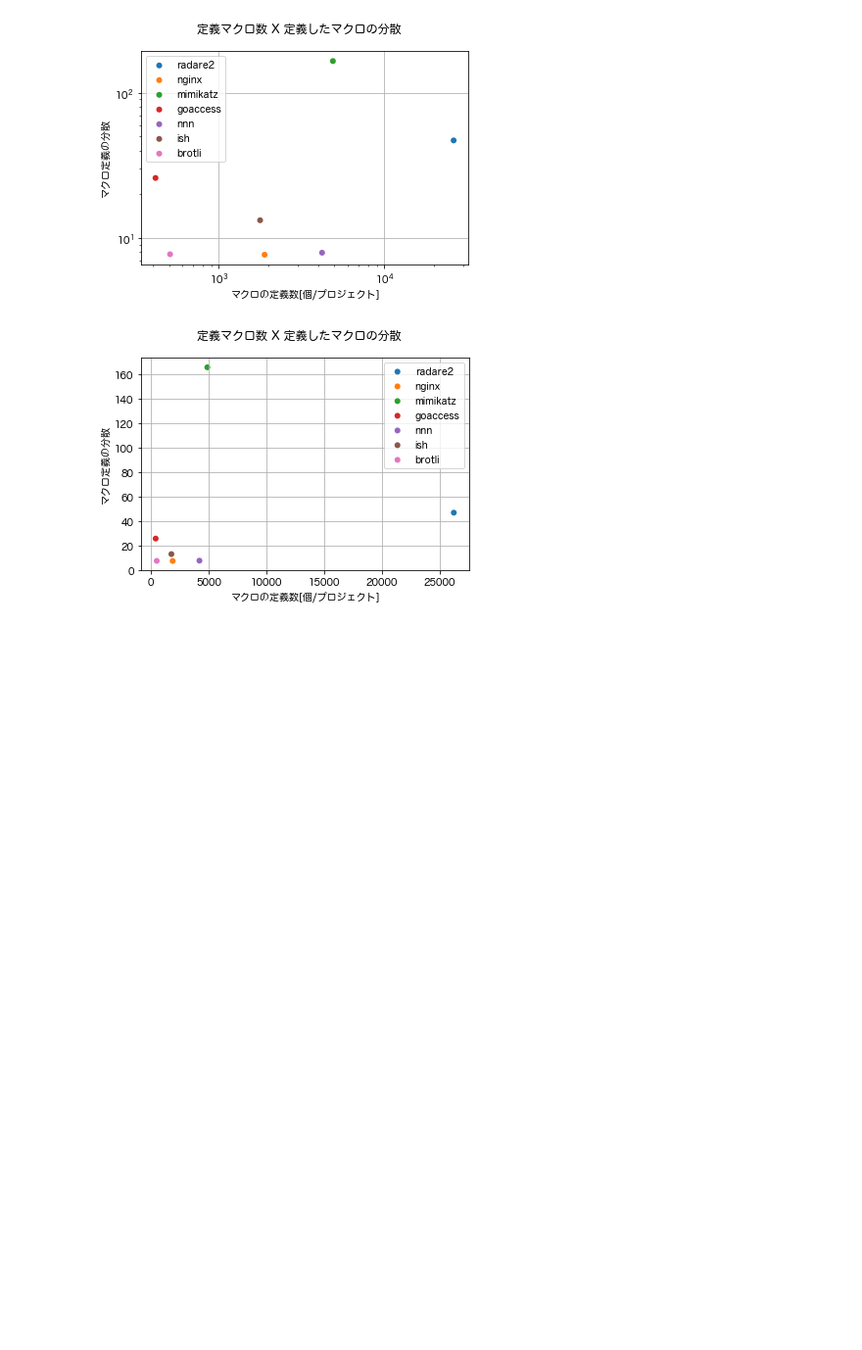
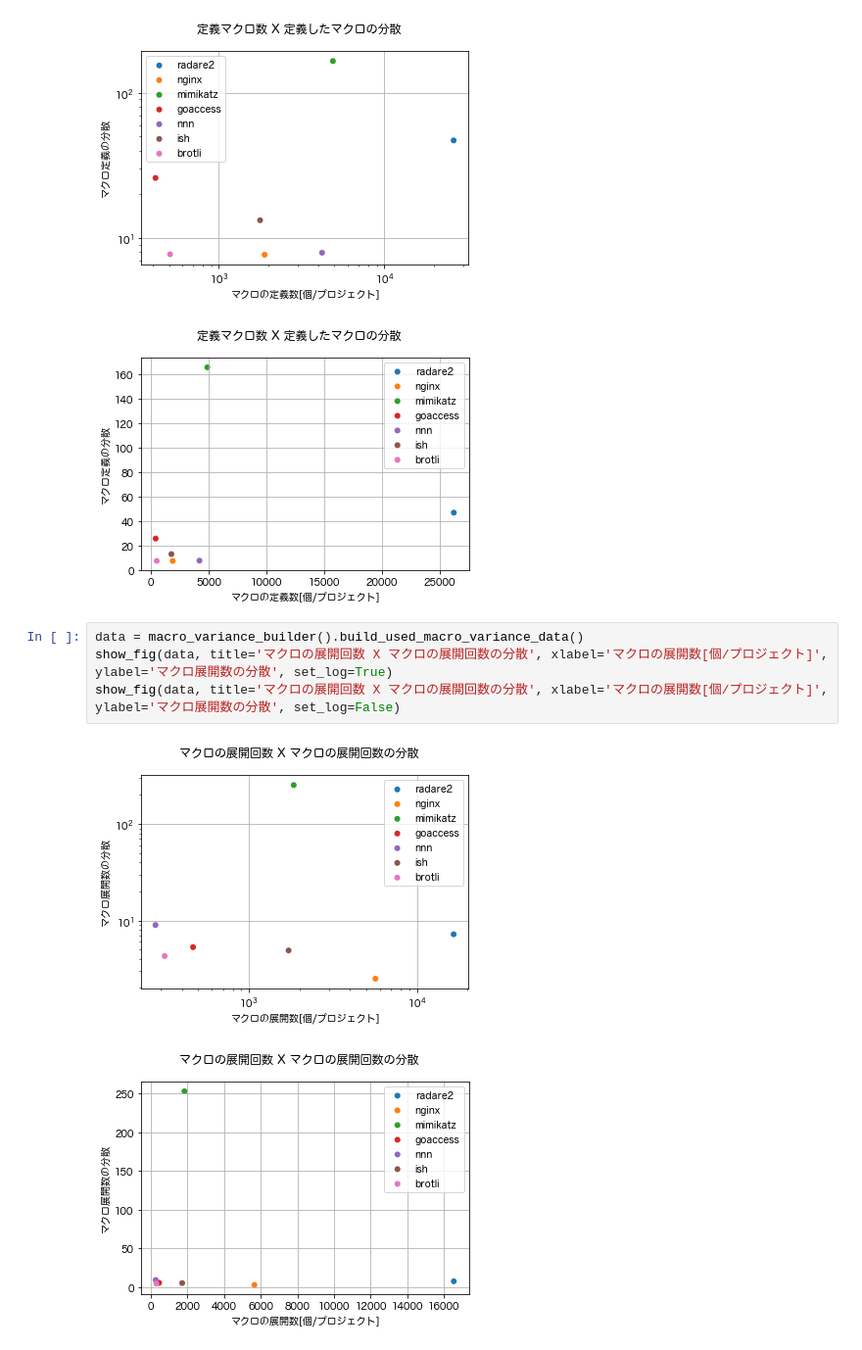
Before and after one commit to tamofplease/c_project_analysis, a Jupyter notebook: lib/loc_macros.ipynb, the cells around one changed output. Shown at 98% size. Saved outputs shown, nothing was run; the diff lists cells and outputs as text; blank space fills up the shorter version.

```diff
--- a/lib/loc_macros.ipynb
+++ b/lib/loc_macros.ipynb
@@ -212,3 +220,10 @@ show_fig(data, title='定義マクロ数 X 定義したマクロの分散', xlab
 # %% [output]
 [figure]
 [figure]
+# %%
+data = macro_variance_builder().build_used_macro_variance_data()
+show_fig(data, title='マクロの展開回数 X マクロの展開回数の分散', xlabel='マクロの展開数[個/プロジェクト]', ylabel='マクロ展開数の分散', set_log=True)
+show_fig(data, title='マクロの展開回数 X マクロの展開回数の分散', xlabel='マクロの展開数[個/プロジェクト]', ylabel='マクロ展開数の分散', set_log=False)
+# %% [output]
+[figure, added]
+[figure, added]
```
Also changed, not shown: parts of 8 cells of this notebook, 12 other files.
